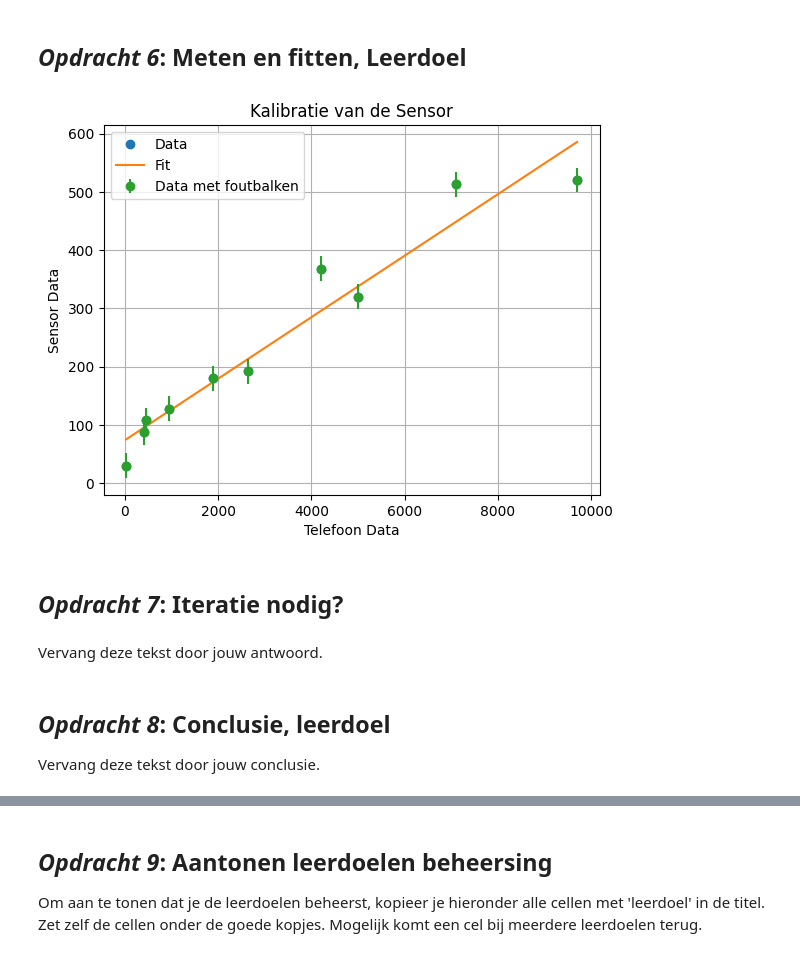
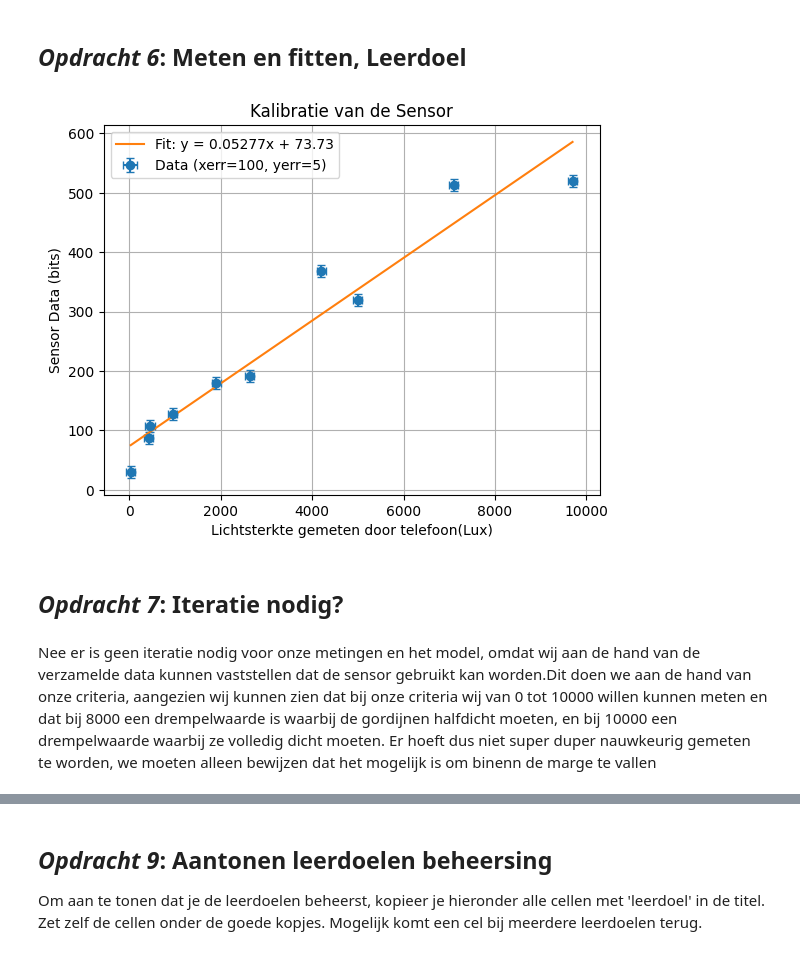
Before and after one commit to raphaelleshtam-svg/opdrachten-DEF-D, a Jupyter notebook: FysiekeOntwerpopdrachten/1KalibreerEenSensorDigitaalAnaloog/DEFOntwerpopdracht1KalibreerEenSensorInvulTemplate.ipynb, the cells around one changed output, grey strips where cells are left out. Cells and saved outputs as stored; diff of their text form; code cells hidden in the pictures.

```diff
--- a/FysiekeOntwerpopdrachten/1KalibreerEenSensorDigitaalAnaloog/DEFOntwerpopdracht1KalibreerEenSensorInvulTemplate.ipynb
+++ b/FysiekeOntwerpopdrachten/1KalibreerEenSensorDigitaalAnaloog/DEFOntwerpopdracht1KalibreerEenSensorInvulTemplate.ipynb
@@ -65,38 +69,48 @@ Licht kort toe wat er in de foto te zien is.
 telefoon_data = (28,450,5000,1900, 2630, 950, 420, 7100,4200, 9700)
 sensor_data = (30,108,320,180, 192, 128, 87, 513, 368, 520)
 # %%
-# Plot hier de meting en fit een lijn door de metingen.
-# Maak gebruik van wat je geleerd hebt bij het practicum.
 %matplotlib inline
+import numpy as np
 import matplotlib.pyplot as plt
-import numpy as np
 from scipy.optimize import curve_fit
 
 def line(x, a, b):
     return a * x + b
 
-x_test = np.linspace(min(telefoon_data), max(telefoon_data), 100)
-popt, pcov = curve_fit(line, telefoon_data, sensor_data)
-pcov = np.sqrt(np.diag(pcov))
-y_fit = line(x_test, *popt)
+sensor_err = np.full_like(sensor_data, 10, dtype=float)
+telefoon_err = np.full_like(telefoon_data, 100.0, dtype=float)
+
+popt, pcov = curve_fit(
+    line,
+    telefoon_data,
+    sensor_data,
+    sigma=sensor_err,
+    absolute_sigma=True
+)
+a, b = popt
+da, db = np.sqrt(np.diag(pcov))
+
+x_test = np.linspace(np.min(telefoon_data), np.max(telefoon_data), 200)
+y_fit = line(x_test, a, b)
+
 
 plt.figure()
-plt.plot(telefoon_data, sensor_data, 'o', label='Data')
-plt.plot(x_test, y_fit, '-', label='Fit')
-plt.errorbar(telefoon_data, sensor_data, yerr=pcov[1], fmt='o', label='Data met foutbalken')
+plt.errorbar(
+    telefoon_data, sensor_data,
+    xerr=telefoon_err, yerr=sensor_err,
+    fmt='o', capsize=3,
+    label='Data (xerr=100, yerr=5)'
+)
+plt.plot(x_test, y_fit, '-', label=f"Fit: y = {a:.4g}x + {b:.4g}")
 plt.title('Kalibratie van de Sensor')
-plt.xlabel('Telefoon Data')
-plt.ylabel('Sensor Data')
+plt.xlabel('Lichtsterkte gemeten door telefoon(Lux)')
+plt.ylabel('Sensor Data (bits)')
+plt.grid()
 plt.legend()
-plt.grid()
 plt.show()
 # %% [output]
-[figure, old version]
+[figure, new version]
 # %% [markdown]
 ## *Opdracht 7*: Iteratie nodig?
-# %% [markdown]
-Vervang deze tekst door jouw antwoord.
-# %% [markdown]
-## *Opdracht 8*: Conclusie, leerdoel
-
-Vervang deze tekst door jouw conclusie.
+# %% [markdown]
+Nee er is geen iteratie nodig voor onze metingen en het model, omdat wij aan de hand van de verzamelde data kunnen vaststellen dat de sensor gebruikt kan worden.Dit doen we aan de hand van onze criteria, aangezien wij kunnen zien dat bij onze criteria wij van 0 tot 10000 willen kunnen meten en dat bij 8000 een drempelwaarde is waarbij de gordijnen halfdicht moeten, en bij 10000 een drempelwaarde waarbij ze volledig dicht moeten. Er hoeft dus niet super duper nauwkeurig gemeten te worden, we moeten alleen bewijzen dat het mogelijk is om binenn de marge te vallen
```
Also changed, not shown: parts of 13 cells of this notebook, 3 other files.
